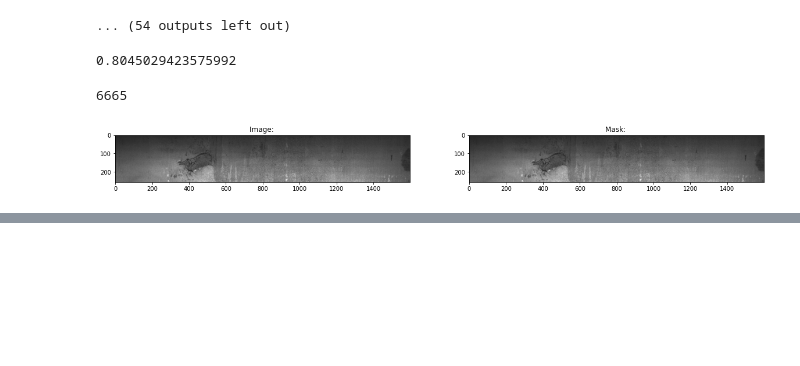
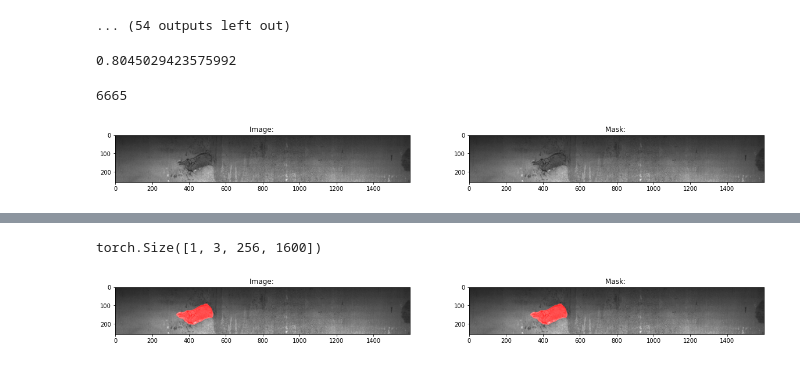
Before and after one commit to brs1977/kaggle_severstal_defect_detection, a Jupyter notebook: predict.ipynb, the cells around one changed output, grey strips where cells are left out. Drawn from its saved outputs; the diff is of its cells as text; code cells hidden in the pictures; blank space fills up the shorter version.

Commit message:
predictor

```diff
--- a/predict.ipynb
+++ b/predict.ipynb
@@ -297,12 +297,15 @@ from catalyst.dl import utils
 import albumentations as A
 import ttach as tta
 from albumentations.pytorch import ToTensorV2 as ToTensor
-from mlcomp.contrib.transform.albumentations import ChannelTranspose
+# from mlcomp.contrib.transform.albumentations import ChannelTranspose
 import segmentation_models_pytorch as smp
+import matplotlib.pyplot as plt
+from skimage import morphology
 
 thresholds = [.45, .45, .45, .45] #[0.7, 0.7, 0.6, 0.6]
 min_area = [600, 600, 900, 2000]
 regions_size = 512
+palet = [(249, 192, 12), (0, 185, 241), (114, 0, 218), (249,50,12)]
 
 def remove_small_regions(img, size):
     """Morphologically removes small (less than size) connected regions of 0s or 1s."""
@@ -320,7 +323,7 @@ def show_examples(name: str, image: np.ndarray, mask: np.ndarray):
     plt.imshow(mask)
     plt.title(f"Mask: {name}")
 
-channelTranspose = ChannelTranspose(axes=(1, 2, 0))
+# channelTranspose = ChannelTranspose(axes=(1, 2, 0))
 
 class Predictor:
     def __init__(self, model_path):
@@ -349,29 +352,34 @@ class Predictor:
         utils.unpack_checkpoint(checkpoint, model=model)
         return model.cuda()
 
-    def predict(self, image, threshold):
+    def predict(self, image):
         augmented = self.augmentation(image=image)
         inputs = augmented['image']
         inputs = inputs.unsqueeze(0).to(self.device)
         print(inputs.shape)
         logits = self.m(self.model(inputs)).cpu().numpy()[0]
 
-        masks = channelTranspose.apply(logits)
+        masks = logits.transpose(1,2,0)
 
         # Image postprocessing
         for i in range(4):
             mask = masks[...,i]
             #порог предсказания вероятности
-            mask = (mask>thresholds[i]).astype(np.uint8)
-#             mask = (mask>.5).astype(np.uint8)
+            mask = (mask>thresholds[i])
+
             #порог по минимальному региону
             mask = remove_small_regions(mask, regions_size)
             if mask.sum() < min_area[i]:
                 mask = np.zeros(mask.shape, dtype=mask.dtype)
+            mask = mask.astype(np.uint8)
+#             image[mask==1,0] = 255
+            contours,_ = cv2.findContours(mask, cv2.RETR_LIST, cv2.CHAIN_APPROX_NONE)
+            for j in range(0, len(contours)):
+                cv2.polylines(image, contours[j], True, palet[i], 2)
 
-            show_examples(name="", image=image, mask=mask)
+#             show_examples(name="", image=image, mask=mask)
 
-        return None #probability
+        return image
 
 logdir = 'logs/fpn_timm-effb3'
 model_path = f"{logdir}/trace/traced-best-forward.pth"
@@ -395,0 +396,6 @@ torch.Size([1, 3, 256, 1600])
+# %%
+image = predictor.predict(image)
+show_examples(name="", image=image, mask=image)
+# %% [output]
+torch.Size([1, 3, 256, 1600])
+[figure, added]
```
Also changed, not shown: parts of 1 cell of this notebook, 5 other files.
